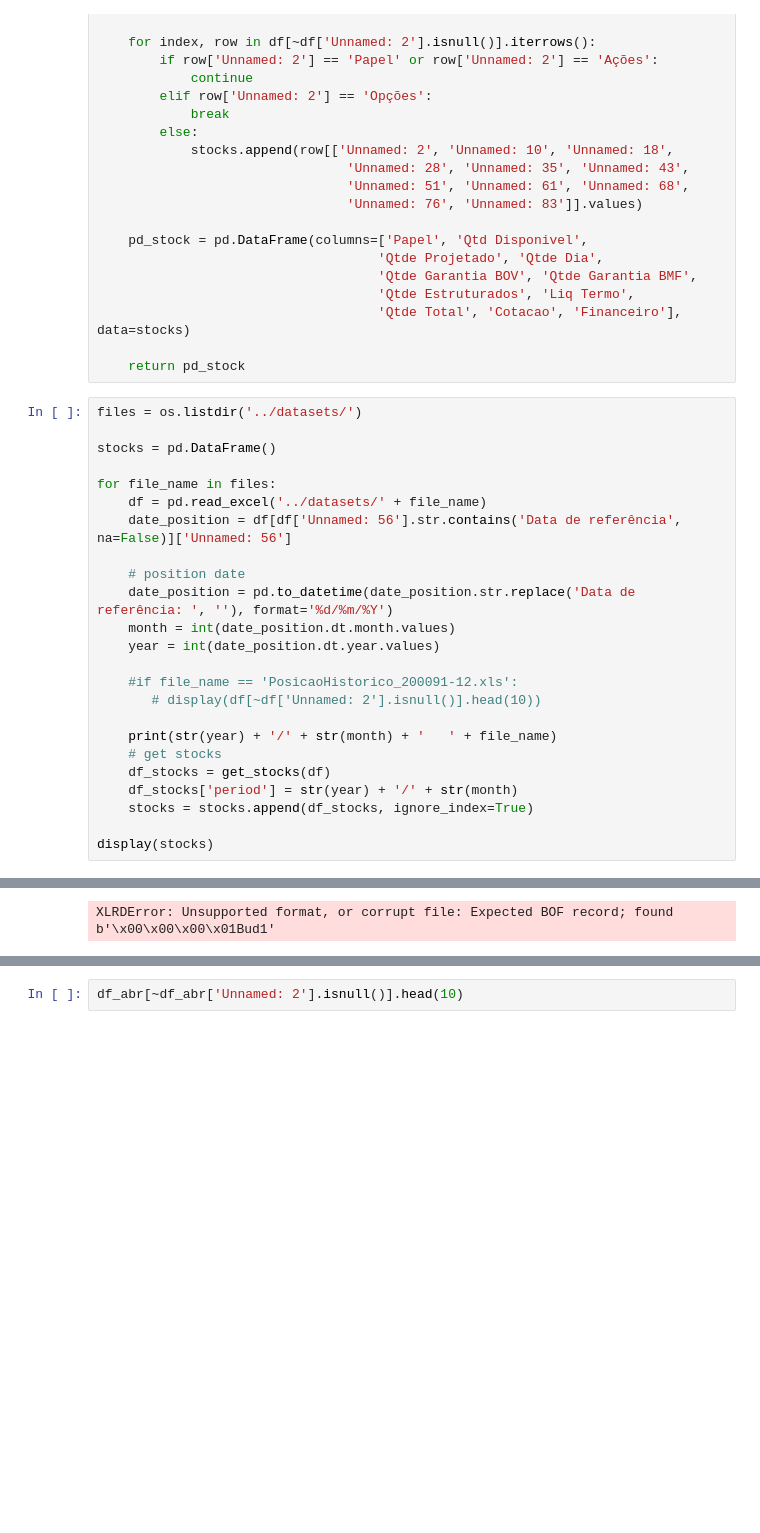
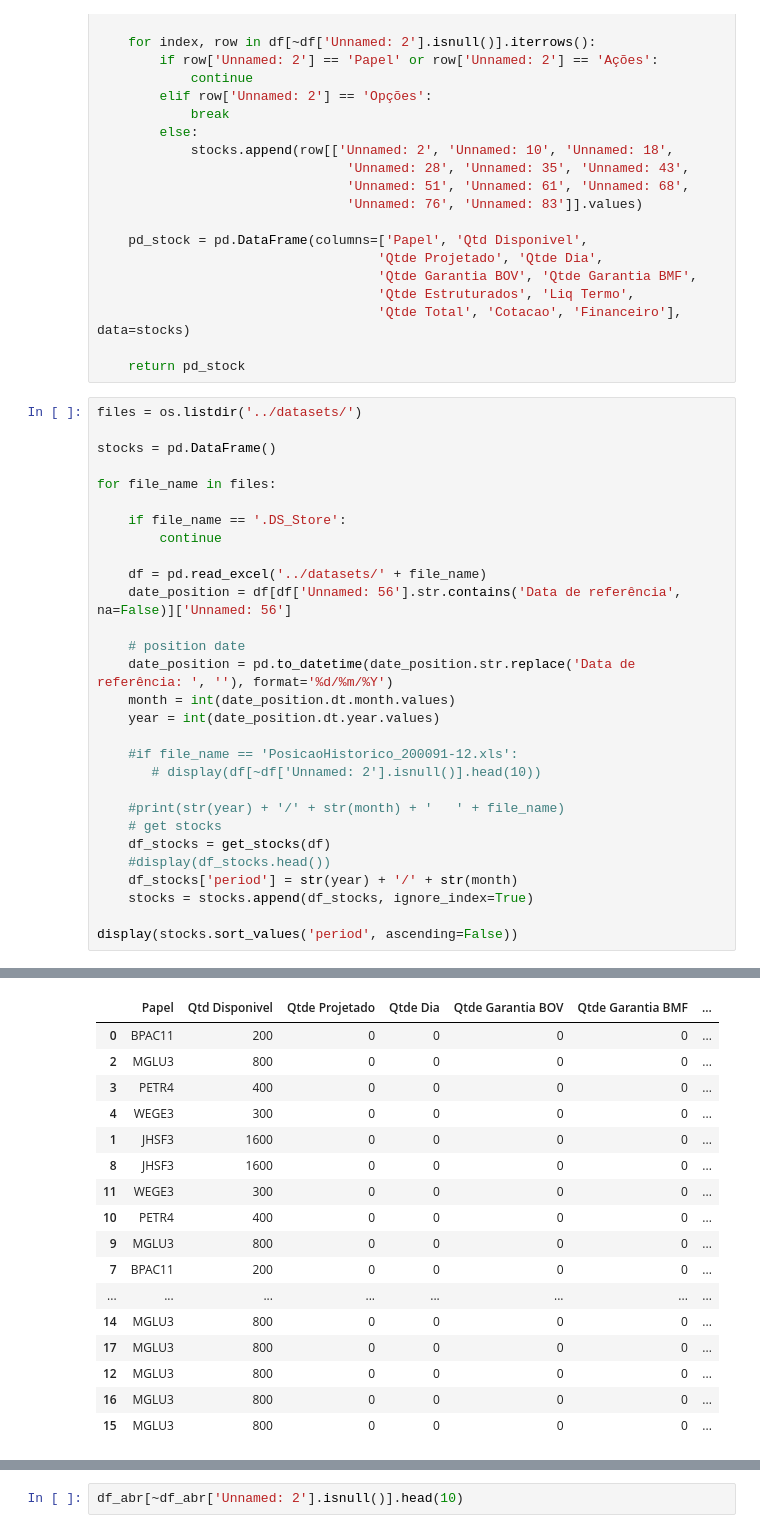
Before and after one commit to gabrielmlg/finance-app, a Jupyter notebook: notebooks/sandbox.ipynb, the cells around one changed output, grey strips where cells are left out. Cells and saved outputs as stored; diff of their text form; blank space fills up the shorter version.

```diff
--- a/notebooks/sandbox.ipynb
+++ b/notebooks/sandbox.ipynb
@@ -49,6 +46,10 @@ files = os.listdir('../datasets/')
 stocks = pd.DataFrame()
 
 for file_name in files:
+
+    if file_name == '.DS_Store':
+        continue
+
     df = pd.read_excel('../datasets/' + file_name)
     date_position = df[df['Unnamed: 56'].str.contains('Data de referência', na=False)]['Unnamed: 56']
 
@@ -60,11 +61,12 @@ for file_name in files:
     #if file_name == 'PosicaoHistorico_200091-12.xls':
        # display(df[~df['Unnamed: 2'].isnull()].head(10))
 
-    print(str(year) + '/' + str(month) + '   ' + file_name)
+    #print(str(year) + '/' + str(month) + '   ' + file_name)
     # get stocks
     df_stocks = get_stocks(df)
+    #display(df_stocks.head())
     df_stocks['period'] = str(year) + '/' + str(month)
     stocks = stocks.append(df_stocks, ignore_index=True)
 
-display(stocks)
+display(stocks.sort_values('period', ascending=False))
 # %% [output]
@@ -75 +86,17 @@ WARNING *** file size (71834) not 512 + multiple of sector size (512)
-XLRDError: Unsupported format, or corrupt file: Expected BOF record; found b'\x00\x00\x00\x01Bud1'
+|  | Papel | Qtd Disponivel | Qtde Projetado | Qtde Dia | Qtde Garantia BOV | Qtde Garantia BMF | ... |
+| 0 | BPAC11 | 200 | 0 | 0 | 0 | 0 | ... |
+| 2 | MGLU3 | 800 | 0 | 0 | 0 | 0 | ... |
+| 3 | PETR4 | 400 | 0 | 0 | 0 | 0 | ... |
+| 4 | WEGE3 | 300 | 0 | 0 | 0 | 0 | ... |
+| 1 | JHSF3 | 1600 | 0 | 0 | 0 | 0 | ... |
+| 8 | JHSF3 | 1600 | 0 | 0 | 0 | 0 | ... |
+| 11 | WEGE3 | 300 | 0 | 0 | 0 | 0 | ... |
+| 10 | PETR4 | 400 | 0 | 0 | 0 | 0 | ... |
+| 9 | MGLU3 | 800 | 0 | 0 | 0 | 0 | ... |
+| 7 | BPAC11 | 200 | 0 | 0 | 0 | 0 | ... |
+| ... | ... | ... | ... | ... | ... | ... | ... |
+| 14 | MGLU3 | 800 | 0 | 0 | 0 | 0 | ... |
+| 17 | MGLU3 | 800 | 0 | 0 | 0 | 0 | ... |
+| 12 | MGLU3 | 800 | 0 | 0 | 0 | 0 | ... |
+| 16 | MGLU3 | 800 | 0 | 0 | 0 | 0 | ... |
+| 15 | MGLU3 | 800 | 0 | 0 | 0 | 0 | ... |
```
Also changed, not shown: parts of 6 cells of this notebook, 1 other file.
